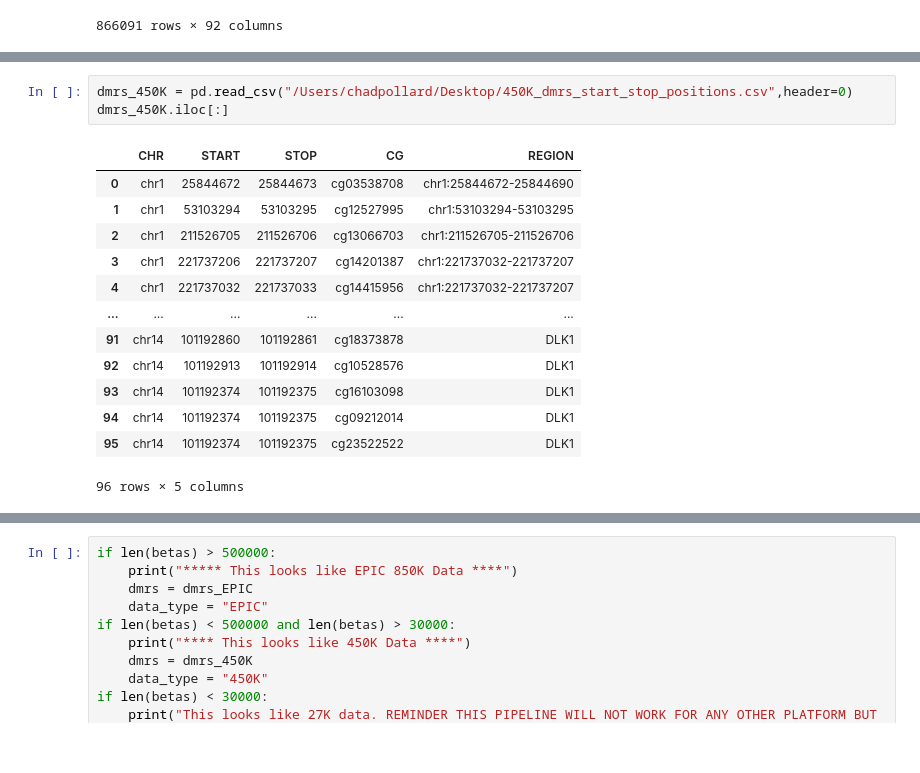
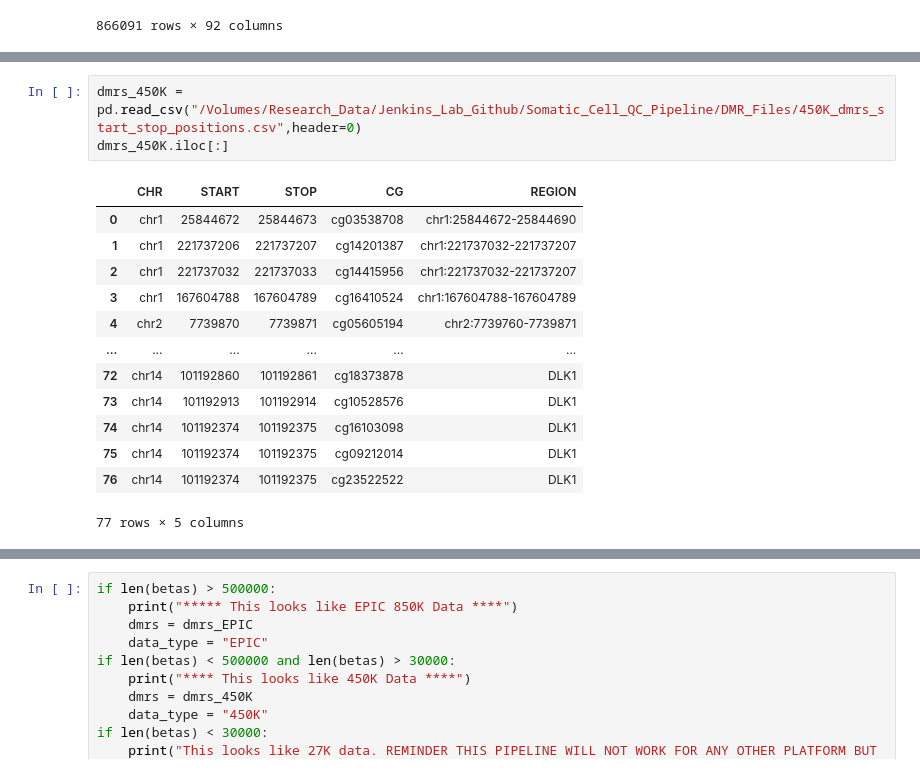
Before and after one commit to carternorton11/Somatic_Cell_QC_Pipeline, a Jupyter notebook: QC_PYTHON_JUPITER.ipynb, the cells around one changed output, grey strips where cells are left out. Cells and saved outputs as stored; diff of their text form.

```diff
--- a/QC_PYTHON_JUPITER.ipynb
+++ b/QC_PYTHON_JUPITER.ipynb
@@ -40,20 +40,20 @@ dmrs_EPIC.iloc[:]
 | 106 | chr14 | 101192374 | 101192375 | cg23522522 | DLK1 |
 107 rows × 5 columns
 # %%
-dmrs_450K = pd.read_csv("/Users/chadpollard/Desktop/450K_dmrs_start_stop_positions.csv",header=0)
+dmrs_450K = pd.read_csv("/Volumes/Research_Data/Jenkins_Lab_Github/Somatic_Cell_QC_Pipeline/DMR_Files/450K_dmrs_start_stop_positions.csv",header=0)
 dmrs_450K.iloc[:]
 # %% [output]
 |  | CHR | START | STOP | CG | REGION |
 | 0 | chr1 | 25844672 | 25844673 | cg03538708 | chr1:25844672-25844690 |
-| 1 | chr1 | 53103294 | 53103295 | cg12527995 | chr1:53103294-53103295 |
-| 2 | chr1 | 211526705 | 211526706 | cg13066703 | chr1:211526705-211526706 |
-| 3 | chr1 | 221737206 | 221737207 | cg14201387 | chr1:221737032-221737207 |
-| 4 | chr1 | 221737032 | 221737033 | cg14415956 | chr1:221737032-221737207 |
+| 1 | chr1 | 221737206 | 221737207 | cg14201387 | chr1:221737032-221737207 |
+| 2 | chr1 | 221737032 | 221737033 | cg14415956 | chr1:221737032-221737207 |
+| 3 | chr1 | 167604788 | 167604789 | cg16410524 | chr1:167604788-167604789 |
+| 4 | chr2 | 7739870 | 7739871 | cg05605194 | chr2:7739760-7739871 |
 | ... | ... | ... | ... | ... | ... |
-| 91 | chr14 | 101192860 | 101192861 | cg18373878 | DLK1 |
-| 92 | chr14 | 101192913 | 101192914 | cg10528576 | DLK1 |
-| 93 | chr14 | 101192374 | 101192375 | cg16103098 | DLK1 |
-| 94 | chr14 | 101192374 | 101192375 | cg09212014 | DLK1 |
-| 95 | chr14 | 101192374 | 101192375 | cg23522522 | DLK1 |
+| 72 | chr14 | 101192860 | 101192861 | cg18373878 | DLK1 |
+| 73 | chr14 | 101192913 | 101192914 | cg10528576 | DLK1 |
+| 74 | chr14 | 101192374 | 101192375 | cg16103098 | DLK1 |
+| 75 | chr14 | 101192374 | 101192375 | cg09212014 | DLK1 |
+| 76 | chr14 | 101192374 | 101192375 | cg23522522 | DLK1 |
-96 rows × 5 columns
+77 rows × 5 columns
 # %%
```
Also changed, not shown: parts of 5 cells of this notebook, 1 other file.
